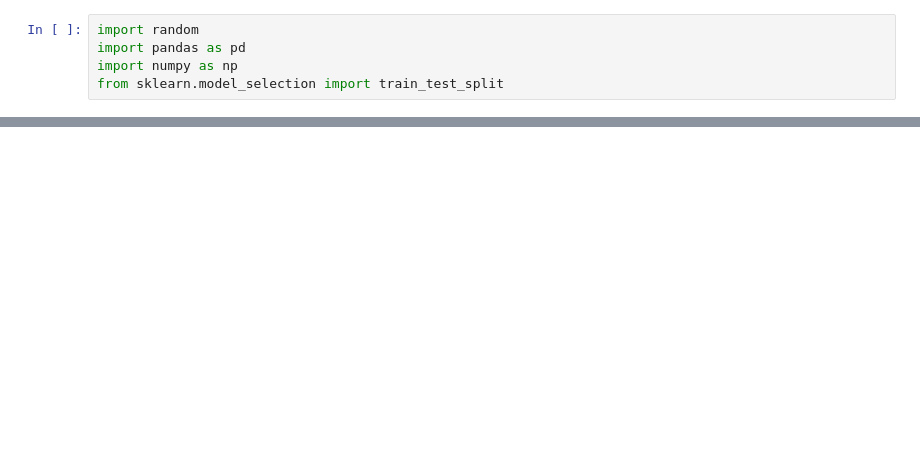
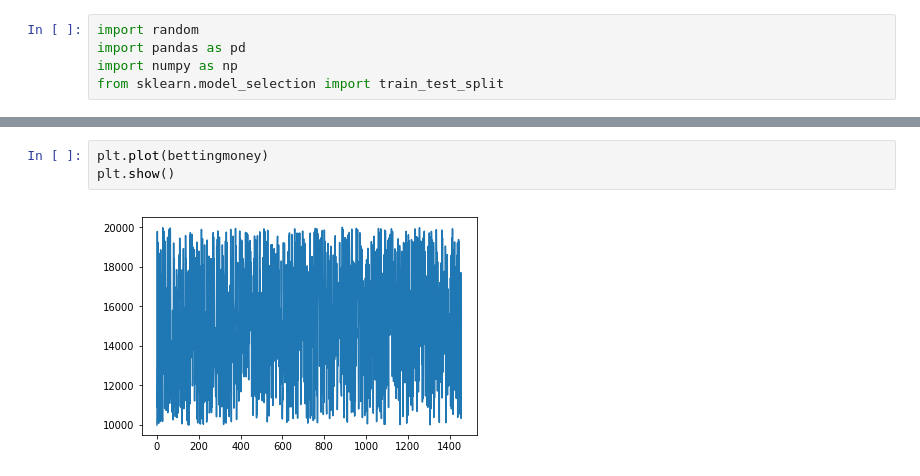
Before and after one commit to letsrunpark/horserace, a Jupyter notebook: betting/horserace_dealer.ipynb, the cells around one changed output, grey strips where cells are left out. Cells and saved outputs as stored; diff of their text form; blank space fills up the shorter version.

```diff
--- a/betting/horserace_dealer.ipynb
+++ b/betting/horserace_dealer.ipynb
@@ -75,0 +84,5 @@ plt.show()
+# %%
+plt.plot(bettingmoney)
+plt.show()
+# %% [output]
+[figure, added]
```
Also changed, not shown: parts of 6 cells of this notebook.
